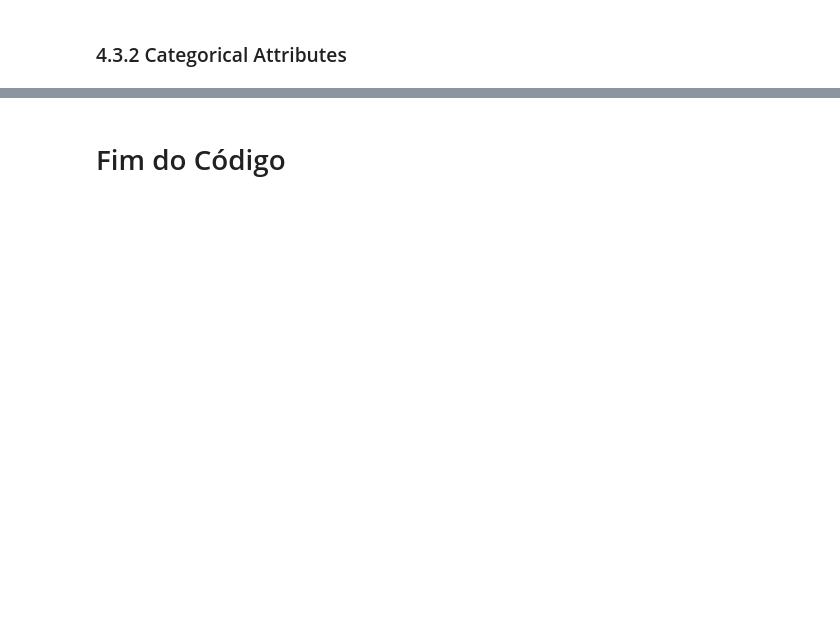
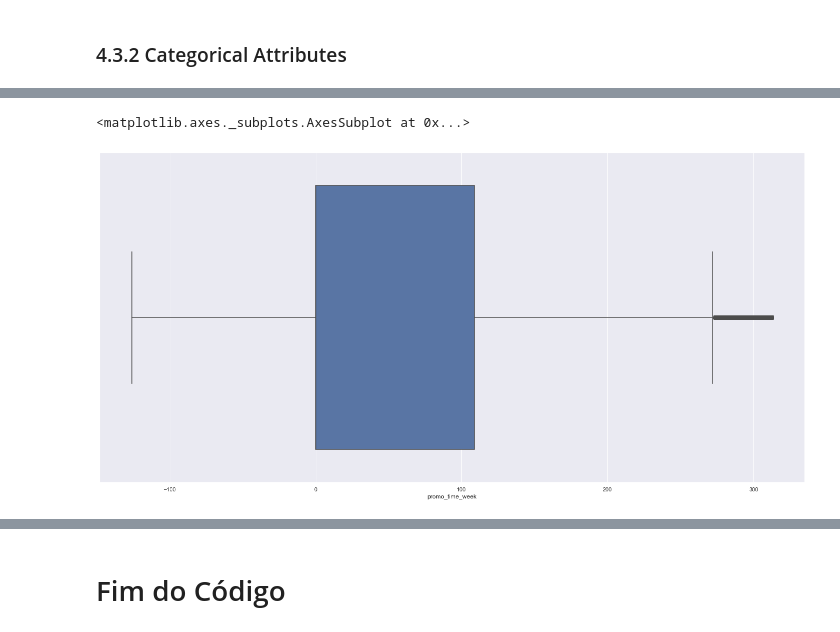
Before and after one commit to luanipiva/ds_producao_Mar21, a Jupyter notebook: m04_video1_store_sales_prediction.ipynb, the cells around one changed output, grey strips where cells are left out. Drawn from its saved outputs; the diff is of its cells as text; code cells hidden in the pictures; blank space fills up the shorter version.

```diff
--- a/m04_video1_store_sales_prediction.ipynb
+++ b/m04_video1_store_sales_prediction.ipynb
@@ -981,0 +954,5 @@ sns.heatmap( d, annot=True )
+# %%
+sns.boxplot(df5['promo_time_week'])
+# %% [output]
+<matplotlib.axes._subplots.AxesSubplot at 0x...>
+[figure, added]
```
Also changed, not shown: parts of 20 cells of this notebook.
